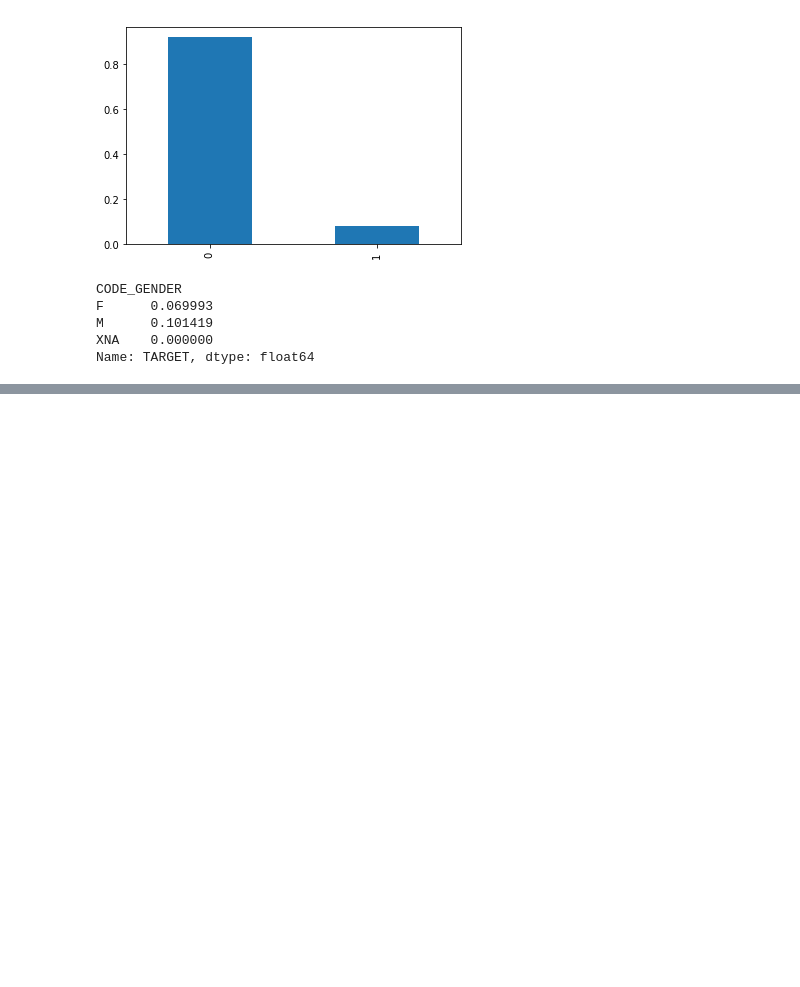
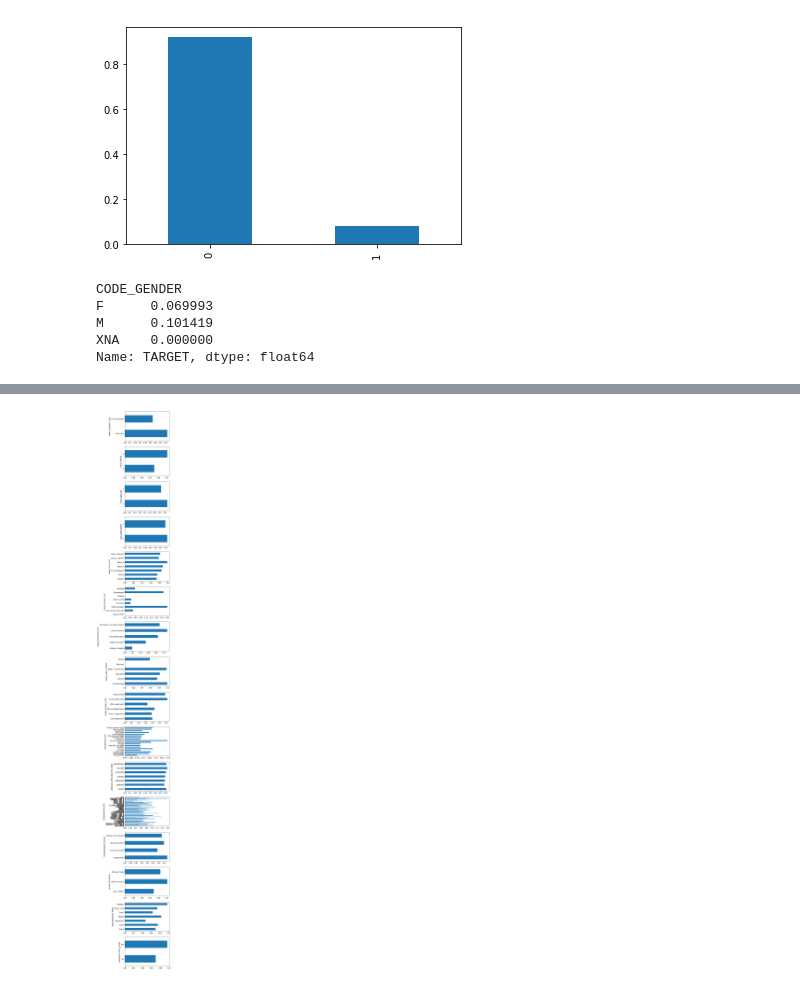
Before and after one commit to jack89roberts/kaggle-home-credit-default-risk, a Jupyter notebook: home_credit_default_risk.ipynb, the cells around one changed output, grey strips where cells are left out. Cells and saved outputs as stored; diff of their text form; code cells hidden in the pictures; blank space fills up the shorter version.

```diff
--- a/home_credit_default_risk.ipynb
+++ b/home_credit_default_risk.ipynb
@@ -51,3 +66,24 @@ F      0.069993
 M      0.101419
 XNA    0.000000
 Name: TARGET, dtype: float64
+# %%
+# extract names of numeric columns
+dtypes = df.dtypes
+cols_numeric = dtypes[dtypes != object].index.tolist()
+
+# choose any numeric column with less than 13 values to be
+# "discrete". 13 chosen to include months of the year.
+# other columns "continuous"
+col_nunique = dict()
+
+for col in cols_numeric:
+    col_nunique[col] = df[col].nunique()
+
+col_nunique = pd.Series(col_nunique)
+
+cols_discrete = col_nunique[col_nunique<13].index.tolist()
+cols_continuous = col_nunique[col_nunique>=13].index.tolist()
+
+print(len(cols_numeric),'numeric columns, of which',
+      len(cols_continuous),'are continuous and',
+      len(cols_discrete),'are discrete.')
@@ -53,0 +112,5 @@ Name: TARGET, dtype: float64
+# %%
+# extract names of categorical columns
+cols_categ = dtypes[~dtypes.index.isin(cols_numeric)].index.tolist()
+
+print(len(cols_categ),'categorical columns.')
@@ -53,0 +139,13 @@ Name: TARGET, dtype: float64
+# %%
+df['CODE_GENDER'].replace('XNA',np.nan,inplace=True)
+# %%
+# plot categorical variables
+fcols = 1
+frows = ceil(len(cols_categ)/fcols)
+plt.figure(figsize=(5,4*frows))
+
+for i,col in enumerate(cols_categ):
+    plt.subplot(frows,fcols,i+1)
+    df.groupby(col).TARGET.mean().plot.barh()
+# %% [output]
+[figure, added]
```
Also changed, not shown: parts of 16 cells of this notebook.
